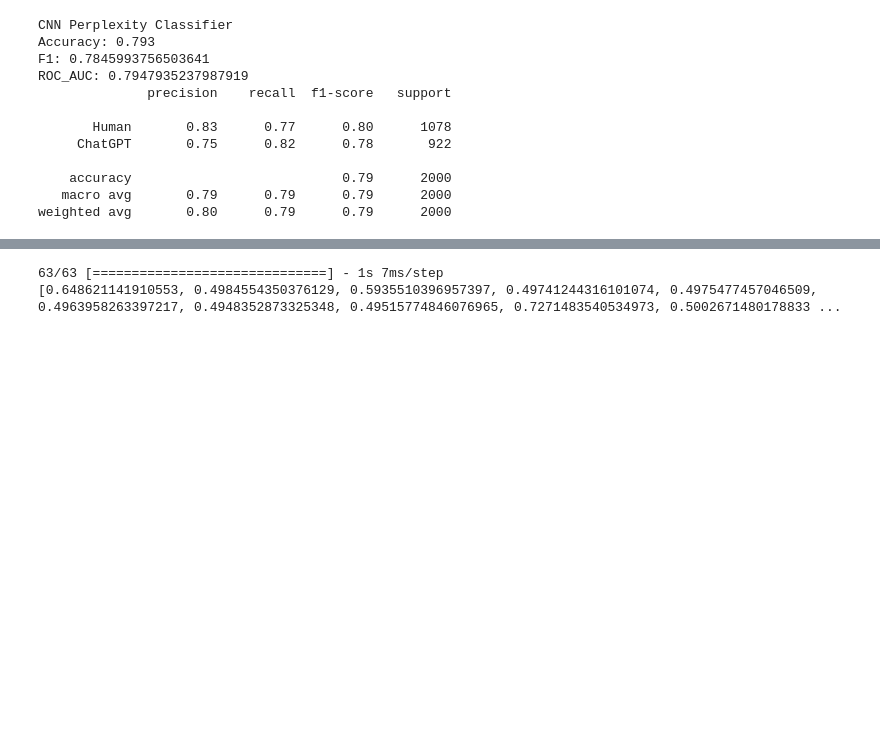
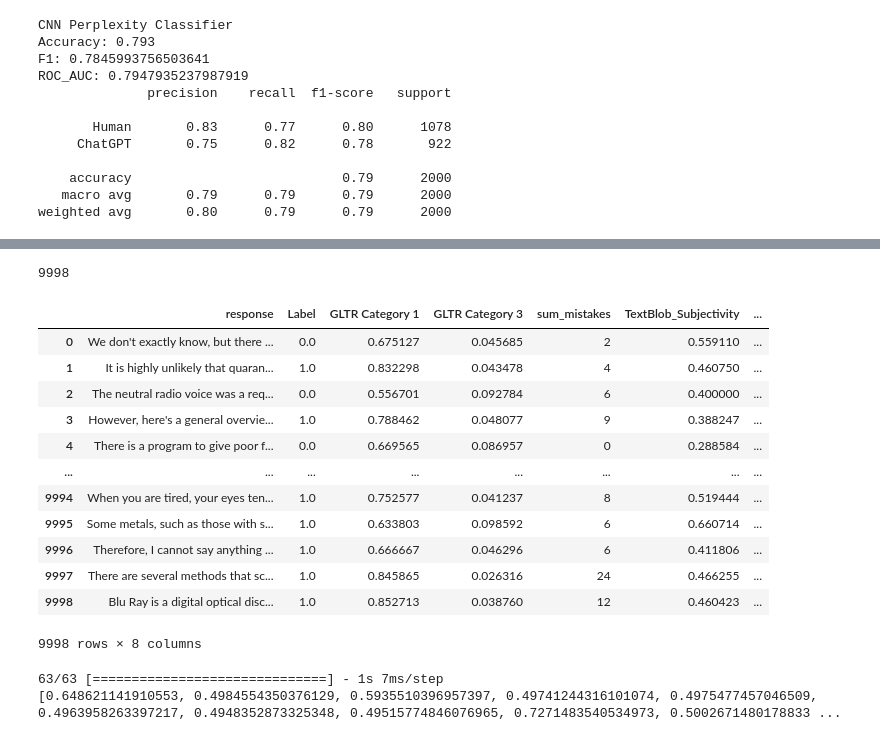
Before and after one commit to cymstx/GPTGone, a Jupyter notebook: keras_model_development/LSTM_CNN.ipynb, the cells around one changed output, grey strips where cells are left out. Cells and saved outputs as stored; diff of their text form; code cells hidden in the pictures; blank space fills up the shorter version.

```diff
--- a/keras_model_development/LSTM_CNN.ipynb
+++ b/keras_model_development/LSTM_CNN.ipynb
@@ -624,7 +723,9 @@ class CNNTextClassifier(BaseEstimator, ClassifierMixin):
 # %%
-rnn_perplexity_classifier = RNNPerplexityClassifier(current_directory+"/rnn_features_model")
+import pickle
+from pickle import load
+rnn_perplexity_classifier = RNNPerplexityClassifier("rnn_features_model_scaled.h5", "scaler.pkl")
+cnn_gltr_classifier = CNNGLTRClassifier("model_autokeras_gltr_trials_8")
 cnn_perplexity_classifier = CNNPerplexityClassifier(current_directory+"/model_autokeras_vanilla")
-cnn_gltr_classifier = CNNGLTRClassifier(current_directory+"/model_autokeras_gltr")
 cnn_text_classifier = CNNTextClassifier(current_directory+"/model_autokeras_vanilla_text_only")
 # %% [markdown]
 Load holdout data and Normalise the columns
@@ -734,3 +834,23 @@ weighted avg       0.86      0.84      0.84      2000
+# %%
+df_output = df.copy()
+df_output["CNN_GLTR"] = cnn_gltr_prediction_output
+print(len(df_output))
+df_output
+# %% [output]
+9998
+|  | response | Label | GLTR Category 1 | GLTR Category 3 | sum_mistakes | TextBlob_Subjectivity | ... |
+| 0 | We don't exactly know, but there ... | 0.0 | 0.675127 | 0.045685 | 2 | 0.559110 | ... |
+| 1 | It is highly unlikely that quaran... | 1.0 | 0.832298 | 0.043478 | 4 | 0.460750 | ... |
+| 2 | The neutral radio voice was a req... | 0.0 | 0.556701 | 0.092784 | 6 | 0.400000 | ... |
+| 3 | However, here's a general overvie... | 1.0 | 0.788462 | 0.048077 | 9 | 0.388247 | ... |
+| 4 | There is a program to give poor f... | 0.0 | 0.669565 | 0.086957 | 0 | 0.288584 | ... |
+| ... | ... | ... | ... | ... | ... | ... | ... |
+| 9994 | When you are tired, your eyes ten... | 1.0 | 0.752577 | 0.041237 | 8 | 0.519444 | ... |
+| 9995 | Some metals, such as those with s... | 1.0 | 0.633803 | 0.098592 | 6 | 0.660714 | ... |
+| 9996 | Therefore, I cannot say anything ... | 1.0 | 0.666667 | 0.046296 | 6 | 0.411806 | ... |
+| 9997 | There are several methods that sc... | 1.0 | 0.845865 | 0.026316 | 24 | 0.466255 | ... |
+| 9998 | Blu Ray is a digital optical disc... | 1.0 | 0.852713 | 0.038760 | 12 | 0.460423 | ... |
+9998 rows × 8 columns
 # %%
 cnn_text_prediction_output = cnn_text_classifier.predict(X)
 print(cnn_text_prediction_output)
```
Also changed, not shown: parts of 42 cells of this notebook, 1 other file.
